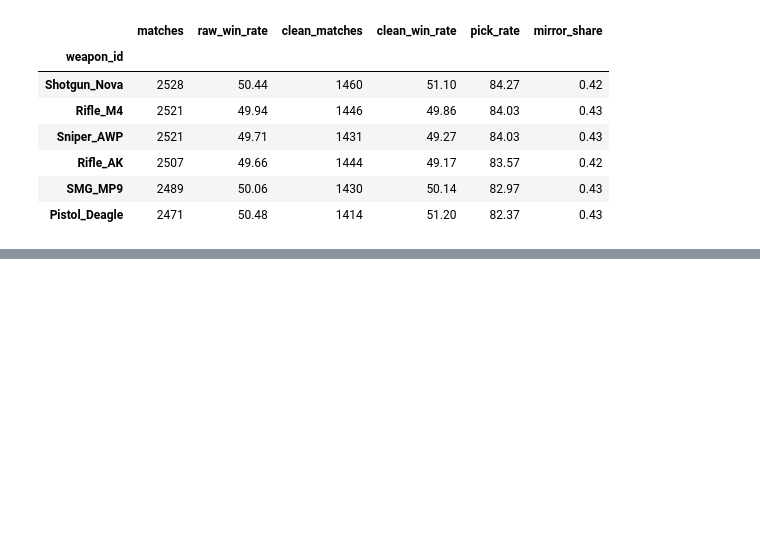
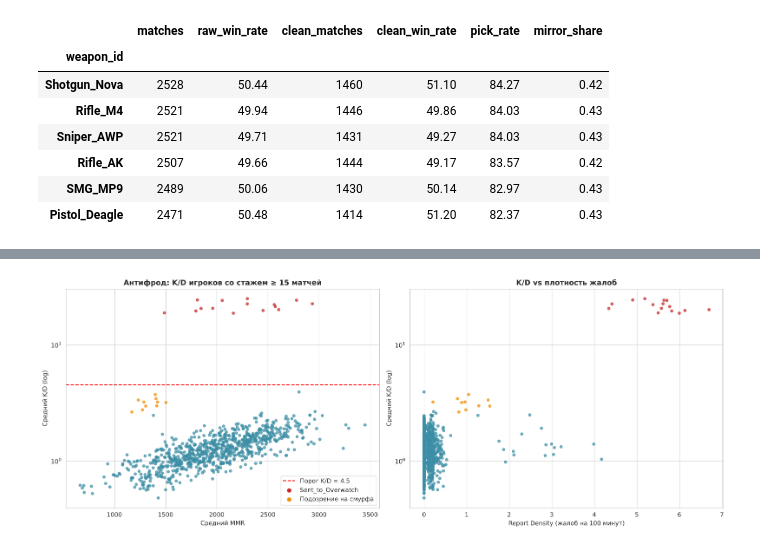
Before and after one commit to dan234tyu/game-analytics-lab4, a Jupyter notebook: notebooks/04_multiplayer_analytics.ipynb, the cells around one changed output, grey strips where cells are left out. Drawn from its saved outputs; the diff is of its cells as text; code cells hidden in the pictures; blank space fills up the shorter version.

Commit message:
feat: antifraud and toxicity quarantine module

```diff
--- a/notebooks/04_multiplayer_analytics.ipynb
+++ b/notebooks/04_multiplayer_analytics.ipynb
@@ -276,0 +309,18 @@ display(weapon_wr.round(2))
+# %%
+# Дополнительные правила: смурфы и токсичность
+tox_thr = veterans['toxicity'].div(veterans['minutes_played']).mul(100).quantile(0.97)
+veterans['toxicity_density'] = veterans['toxicity'] / veterans['minutes_played'] * 100
+veterans['flag_smurf'] = (veterans['avg_kd'].between(2.5, 4.5)) & (veterans['avg_mmr'] < 1600)
+veterans['flag_toxic'] = veterans['toxicity_density'] > max(tox_thr, 0.5)
+
+ban_candidates = (veterans[(veterans['clearance_status'] == 'Sent_to_Overwatch') | veterans['flag_smurf'] | veterans['flag_toxic']]
+                  .assign(reason_flag=lambda d: np.select(
+                      [d['clearance_status'] == 'Sent_to_Overwatch', d['flag_smurf'], d['flag_toxic']],
+                      ['Cheating (K/D > 4.5)', 'Smurf (высокий K/D при низком MMR)', 'Toxicity'], 'Other'))
+                  .sort_values(['avg_kd', 'reports_total'], ascending=False))
+cols = ['matches', 'avg_kd', 'weighted_kd', 'avg_mmr', 'reports_total', 'cheating', 'toxicity',
+        'report_density', 'reason_flag']
+print("Кандидаты на проверку/бан (сортировка по K/D и числу жалоб):")
+display(ban_candidates[cols].round(2).head(20))
+print(ban_candidates['reason_flag'].value_counts())
+ban_candidates[cols].round(3).to_csv(f'{REPORTS}/ban_candidates.csv', encoding='utf-8-sig')
@@ -276,0 +352,16 @@ display(weapon_wr.round(2))
+# %%
+fig, axes = plt.subplots(1, 2, figsize=(16, 6))
+colors = veterans['clearance_status'].map({'Sent_to_Overwatch': '#C62828', 'Clear': '#3B8EA5'})
+colors[veterans['flag_smurf']] = '#F18F01'
+axes[0].scatter(veterans['avg_mmr'], veterans['avg_kd'], c=colors, s=18, alpha=0.7)
+axes[0].axhline(4.5, color='red', linestyle='--', label='Порог K/D = 4.5')
+axes[0].set_yscale('log'); axes[0].set_xlabel('Средний MMR'); axes[0].set_ylabel('Средний K/D (log)')
+axes[0].set_title('Антифрод: K/D игроков со стажем ≥ 15 матчей', fontweight='bold')
+axes[0].scatter([], [], c='#C62828', label='Sent_to_Overwatch'); axes[0].scatter([], [], c='#F18F01', label='Подозрение на смурфа')
+axes[0].legend()
+axes[1].scatter(veterans['report_density'], veterans['avg_kd'], c=colors, s=18, alpha=0.7)
+axes[1].set_yscale('log'); axes[1].set_xlabel('Report Density (жалоб на 100 минут)'); axes[1].set_ylabel('Средний K/D (log)')
+axes[1].set_title('K/D vs плотность жалоб', fontweight='bold')
+plt.tight_layout(); plt.savefig(f'{REPORTS}/antifraud.png', dpi=150); plt.show()
+# %% [output]
+[figure, added]
```
Also changed, not shown: parts of 7 cells of this notebook, 5 other files.
